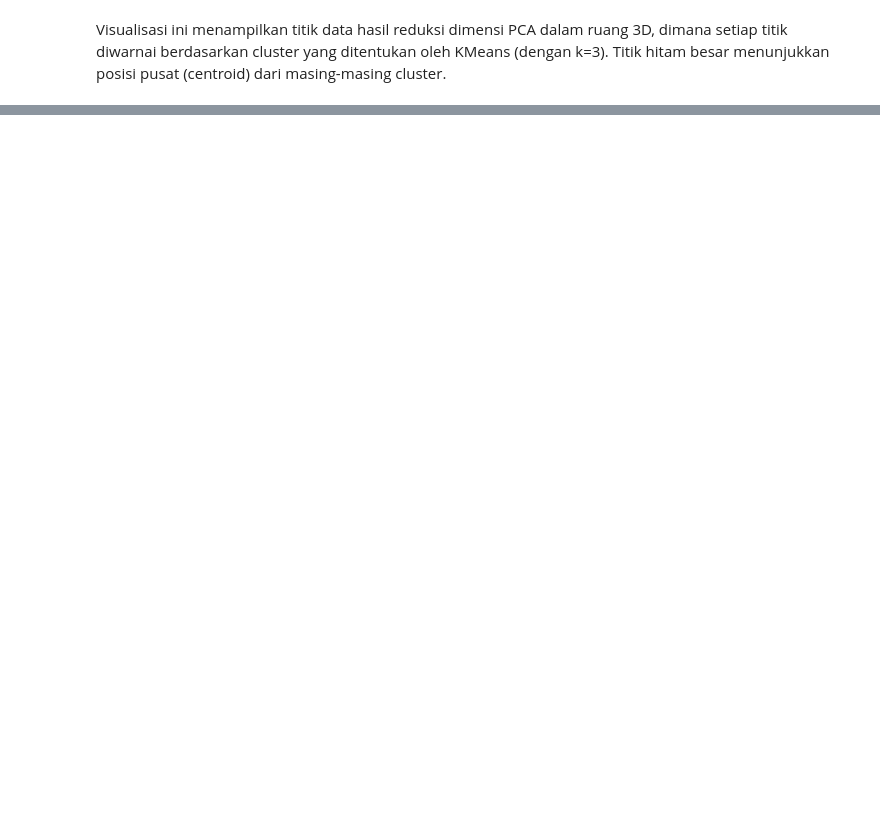
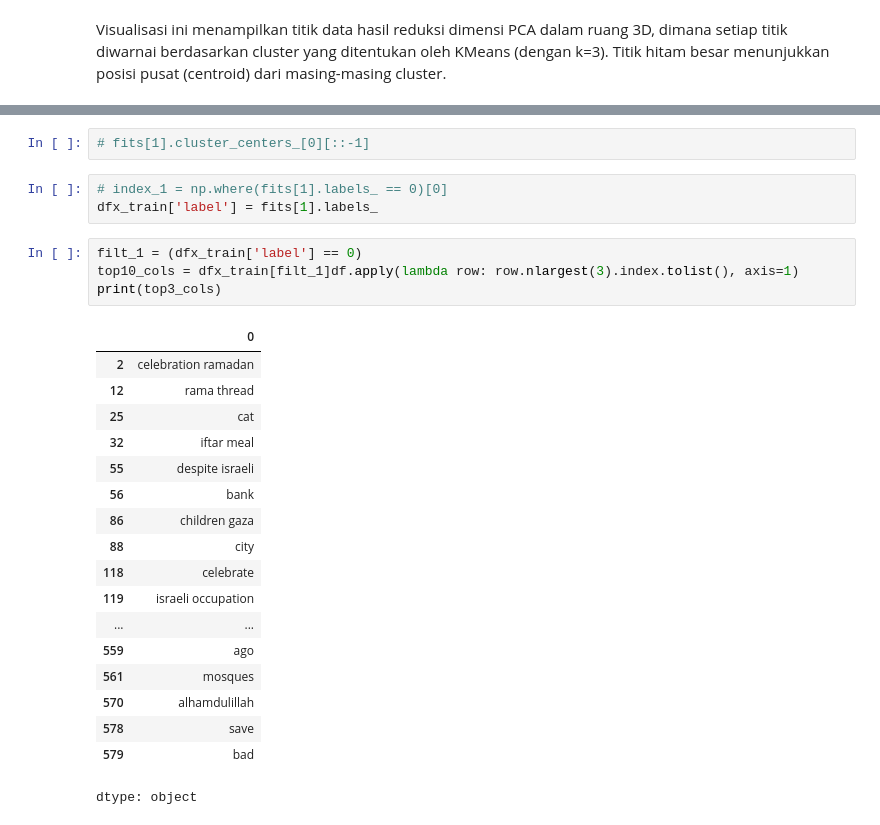
Before and after one commit to notnsas/cautious-eureka, a Jupyter notebook: aplikasi_ds/TF_IDF_KMEAN.ipynb, the cells around one changed output, grey strips where cells are left out. Cells and saved outputs as stored; diff of their text form; blank space fills up the shorter version.

```diff
--- a/aplikasi_ds/TF_IDF_KMEAN.ipynb
+++ b/aplikasi_ds/TF_IDF_KMEAN.ipynb
@@ -328,0 +430,28 @@ Visualisasi ini menampilkan titik data hasil reduksi dimensi PCA dalam ruang 3D,
+# %%
+# fits[1].cluster_centers_[0][::-1]
+# %%
+# index_1 = np.where(fits[1].labels_ == 0)[0]
+dfx_train['label'] = fits[1].labels_
+# %%
+filt_1 = (dfx_train['label'] == 0)
+top10_cols = dfx_train[filt_1]df.apply(lambda row: row.nlargest(3).index.tolist(), axis=1)
+print(top3_cols)
+# %% [output]
+|  | 0 |
+| 2 | celebration ramadan |
+| 12 | rama thread |
+| 25 | cat |
+| 32 | iftar meal |
+| 55 | despite israeli |
+| 56 | bank |
+| 86 | children gaza |
+| 88 | city |
+| 118 | celebrate |
+| 119 | israeli occupation |
+| ... | ... |
+| 559 | ago |
+| 561 | mosques |
+| 570 | alhamdulillah |
+| 578 | save |
+| 579 | bad |
+dtype: object
```
Also changed, not shown: parts of 10 cells of this notebook.
